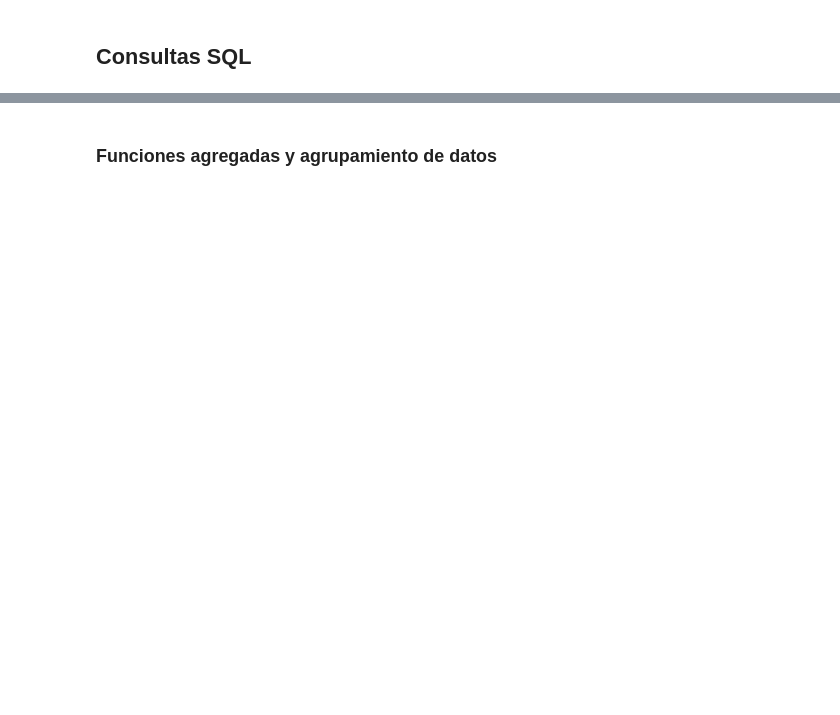
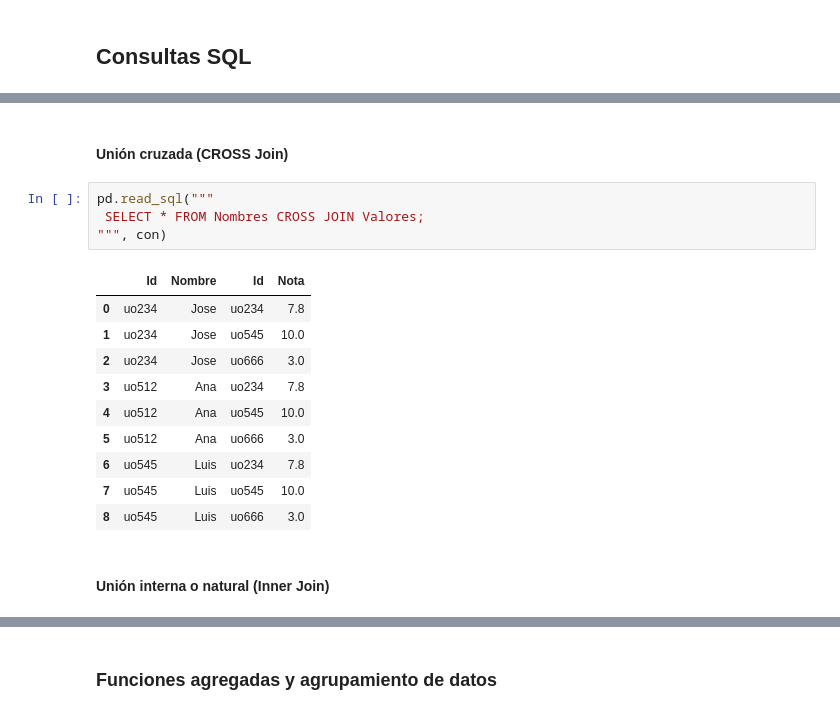
Before and after one commit to cursosLabra/introBBDD, a Jupyter notebook: Books/presentacion.ipynb, the cells around one changed output, grey strips where cells are left out. Drawn from its saved outputs; the diff is of its cells as text; blank space fills up the shorter version.

```diff
--- a/Books/presentacion.ipynb
+++ b/Books/presentacion.ipynb
@@ -242,0 +392,19 @@ pd.read_sql("""
+# %% [markdown]
+#### Unión cruzada (CROSS Join)
+# %%
+pd.read_sql("""
+ SELECT * FROM Nombres CROSS JOIN Valores;
+""", con)
+# %% [output]
+|  | Id | Nombre | Id | Nota |
+| 0 | uo234 | Jose | uo234 | 7.8 |
+| 1 | uo234 | Jose | uo545 | 10.0 |
+| 2 | uo234 | Jose | uo666 | 3.0 |
+| 3 | uo512 | Ana | uo234 | 7.8 |
+| 4 | uo512 | Ana | uo545 | 10.0 |
+| 5 | uo512 | Ana | uo666 | 3.0 |
+| 6 | uo545 | Luis | uo234 | 7.8 |
+| 7 | uo545 | Luis | uo545 | 10.0 |
+| 8 | uo545 | Luis | uo666 | 3.0 |
+# %% [markdown]
+#### Unión interna o natural (Inner Join)
```
Also changed, not shown: parts of 76 cells of this notebook, 10 other files.
